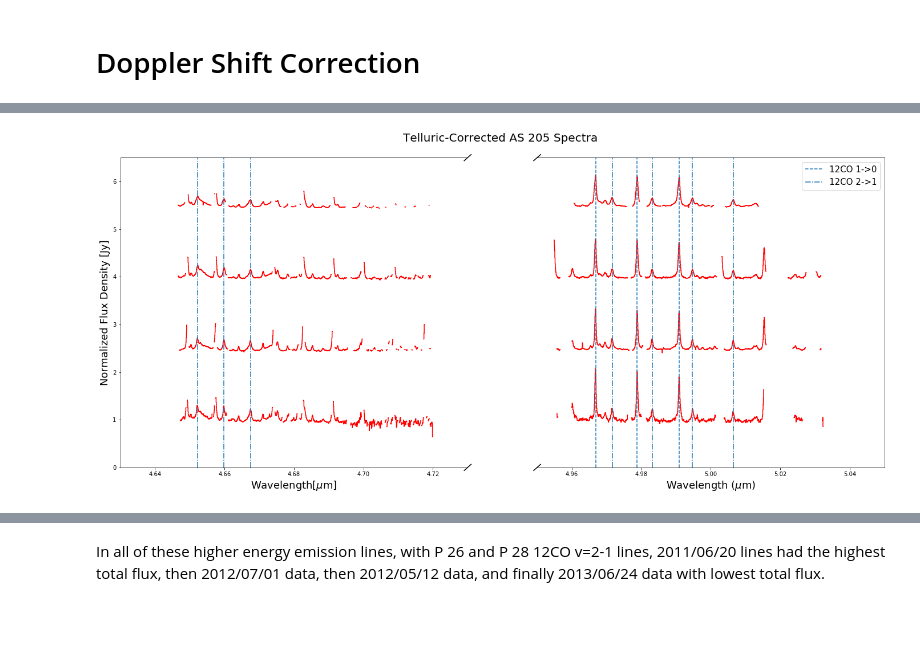
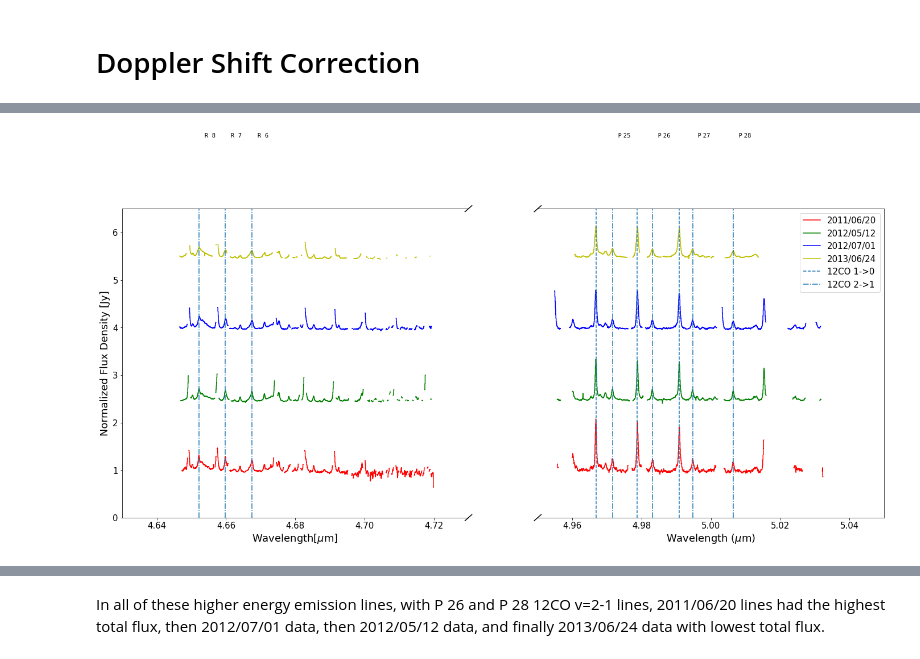
Before and after one commit to adamoses/URSIProject, a Jupyter notebook: as205_analysis.ipynb, the cells around one changed output, grey strips where cells are left out. Cells and saved outputs as stored; diff of their text form; code cells hidden in the pictures; blank space fills up the shorter version.

Commit message:
new plots

```diff
--- a/as205_analysis.ipynb
+++ b/as205_analysis.ipynb
@@ -97,38 +83,29 @@ del hitran12CO2_1[4:27]
 # %%
-data20110620=hdulist20110620[1].data
+#######################################################################
 
-data20120512=hdulist20120512[1].data
-
-data20120701=hdulist20120701[1].data
-
-data20130624=hdulist20130624[1].data
+# Preparing plot
 
 fig=plt.figure(figsize=(24,10))
-ax=fig.add_subplot(111)
 ax1=fig.add_subplot(121)
 ax2=fig.add_subplot(122)
 
+#######################################################################
 
+# Plotting data
 
 ax1.plot(data20110620['wave'], data20110620['div'], drawstyle='steps-mid', color='r')
-ax1.plot(data20120512['wave'], data20120512['div']+1.5, drawstyle='steps-mid', color='r')
-ax1.plot(data20120701['wave'], data20120701['div']+3, drawstyle='steps-mid', color='r')
-ax1.plot(data20130624['wave'], data20130624['div']+4.5, drawstyle='steps-mid', color='r')
+ax1.plot(data20120512['wave'], data20120512['div']+1.5, drawstyle='steps-mid', color='g')
+ax1.plot(data20120701['wave'], data20120701['div']+3, drawstyle='steps-mid', color='b')
+ax1.plot(data20130624['wave'], data20130624['div']+4.5, drawstyle='steps-mid', color='y')
 
-ax2.plot(data20110620['wave'], data20110620['div'], drawstyle='steps-mid', color='r')
-ax2.plot(data20120512['wave'], data20120512['div']+1.5, drawstyle='steps-mid', color='r')
-ax2.plot(data20120701['wave'], data20120701['div']+3, drawstyle='steps-mid', color='r')
-ax2.plot(data20130624['wave'], data20130624['div']+4.5, drawstyle='steps-mid', color='r')
+ax2.plot(data20110620['wave'], data20110620['div'], drawstyle='steps-mid', color='r', label='2011/06/20')
+ax2.plot(data20120512['wave'], data20120512['div']+1.5, drawstyle='steps-mid', color='g', label='2012/05/12')
+ax2.plot(data20120701['wave'], data20120701['div']+3, drawstyle='steps-mid', color='b', label='2012/07/01')
+ax2.plot(data20130624['wave'], data20130624['div']+4.5, drawstyle='steps-mid', color='y', label='2013/06/24')
 
+#######################################################################
 
-ax1.set_xlim(4.63, 4.73)
-ax2.set_xlim(4.95, 5.05)
-ax1.set_ylim(0,6.5)
-ax2.set_ylim(0,6.5)
-
-ax2.spines['left'].set_visible(False)
-ax1.spines['right'].set_visible(False)
-ax2.yaxis.set_visible(False)
+# Plotting CO Emission Lines
 
 for i, wave in enumerate(hitran12CO1_0['wave']):
     if(wave<4.8):
@@ -136,45 +113,50 @@ for i, wave in enumerate(hitran12CO1_0['wave']):
         #ax1.text(wave-0.001, 8, i)
     else:
         ax2.axvline(wave, 0,30, linestyle='--')
-        #ax2.text(wave-0.001, 8, i)
+        #ax2.text(wave-0.001, 8, hitran12CO1_0['Qpp'][i])
 
 for i, wave in enumerate(hitran12CO2_1['wave']):
     if(wave<4.8):
         ax1.axvline(wave, 0,30, linestyle='-.')
-        #ax1.text(wave-0.001, 8, i)
+        ax1.text(wave-0.001, 8, hitran12CO2_1['Qpp'][i])
     else:
         ax2.axvline(wave, 0,30, linestyle='-.')
-        #ax2.text(wave-0.001, 8, i)
+        ax2.text(wave-0.001, 8, hitran12CO2_1['Qpp'][i])
+
+# Labeling Emission Lines
 
 ax2.axvline(0,0,0, linestyle='--', label='12CO 1->0')
 ax2.axvline(0,0,0, linestyle='-.', label='12CO 2->1')
 
+#######################################################################
 
-ax2.legend(loc=1, prop={'size': 15})
+# Configuration of split x axis
 
+# Tick marks signifying broken axis
+g = .01
+kwargs = dict(transform=ax1.transAxes, color='k', clip_on=False)
+ax1.plot((1-g,1+g), (-g,+g), **kwargs)
+ax1.plot((1-g,1+g),(1-g,1+g), **kwargs)
+kwargs.update(transform=ax2.transAxes)  # switch to the bottom axes
+ax2.plot((-g,+g), (1-g,1+g), **kwargs)
+ax2.plot((-g,+g), (-g,+g), **kwargs)
 
-e = .01 # how big to make the diagonal lines in axes coordinates
-# arguments to pass plot, just so we don't keep repeating them
-kwargs = dict(transform=ax1.transAxes, color='k', clip_on=False)
-ax1.plot((1-e,1+e), (-e,+e), **kwargs)
-ax1.plot((1-e,1+e),(1-e,1+e), **kwargs)
+# Hiding axes and values on those axes
+ax2.spines['left'].set_visible(False)
+ax1.spines['right'].set_visible(False)
+ax2.yaxis.set_visible(False)
+#######################################################################
 
-kwargs.update(transform=ax2.transAxes)  # switch to the bottom axes
-ax2.plot((-e,+e), (1-e,1+e), **kwargs)
-ax2.plot((-e,+e), (-e,+e), **kwargs)
-
-ax1.set_ylabel('Normalized Flux Density [Jy]', fontsize=18)
-
-
-ax.spines['top'].set_color('none')
-ax.spines['bottom'].set_color('none')
-ax.spines['left'].set_color('none')
-ax.spines['right'].set_color('none')
-ax.axis('off')
-
-ax.set_title('Telluric-Corrected AS 205 Spectra \n', fontsize=20)
+# Plot Formatting
 ax1.set_xlabel('Wavelength[$\mu$m]', fontsize=18)
 ax2.set_xlabel('Wavelength ($\mu$m)', fontsize=18)
-
-#fig.savefig('./Plots/Telluric-Corrected_AS205_Spectra')
+ax1.set_ylabel('Normalized Flux Density [Jy]', fontsize=18)
+ax2.legend(loc=1, prop={'size': 15})
+ax1.set_xlim(4.63, 4.73)
+ax2.set_xlim(4.95, 5.05)
+ax1.set_ylim(0,6.5)
+ax2.set_ylim(0,6.5)
+ax1.tick_params(axis='x', labelsize=15 )
+ax1.tick_params(axis='y', labelsize=15 )
+ax2.tick_params(axis='x', labelsize=15 )
 # %% [output]
@@ -182,4 +163,4 @@ Text(0.5, 0, 'Wavelength ($\\mu$m)')
-[figure, old version]
+[figure, new version]
 # %%
 def graph_emission_line(hitranData, observations, dates, src, fitLines=True, km=False):
 
```
Also changed, not shown: parts of 29 cells of this notebook, 1 other file.
